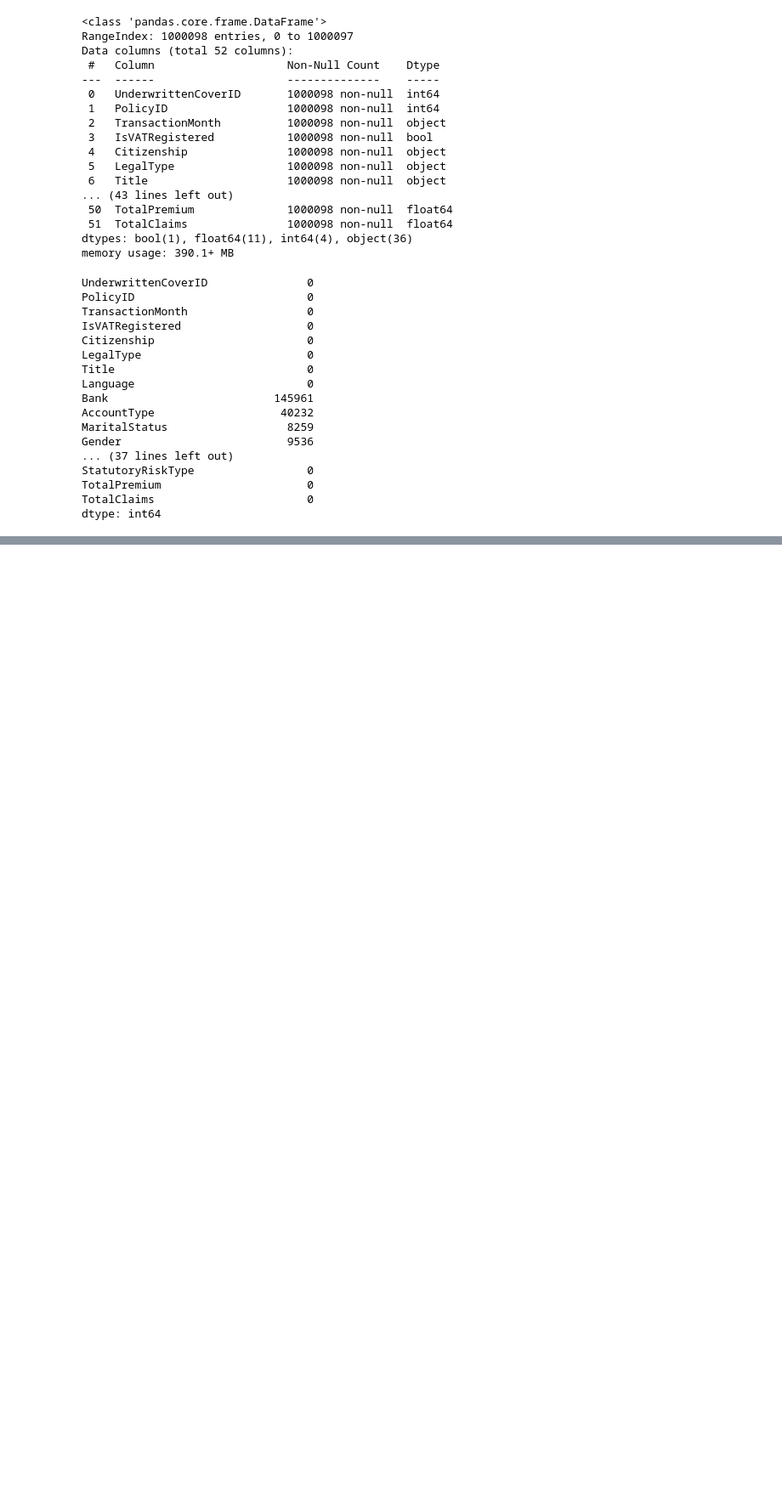
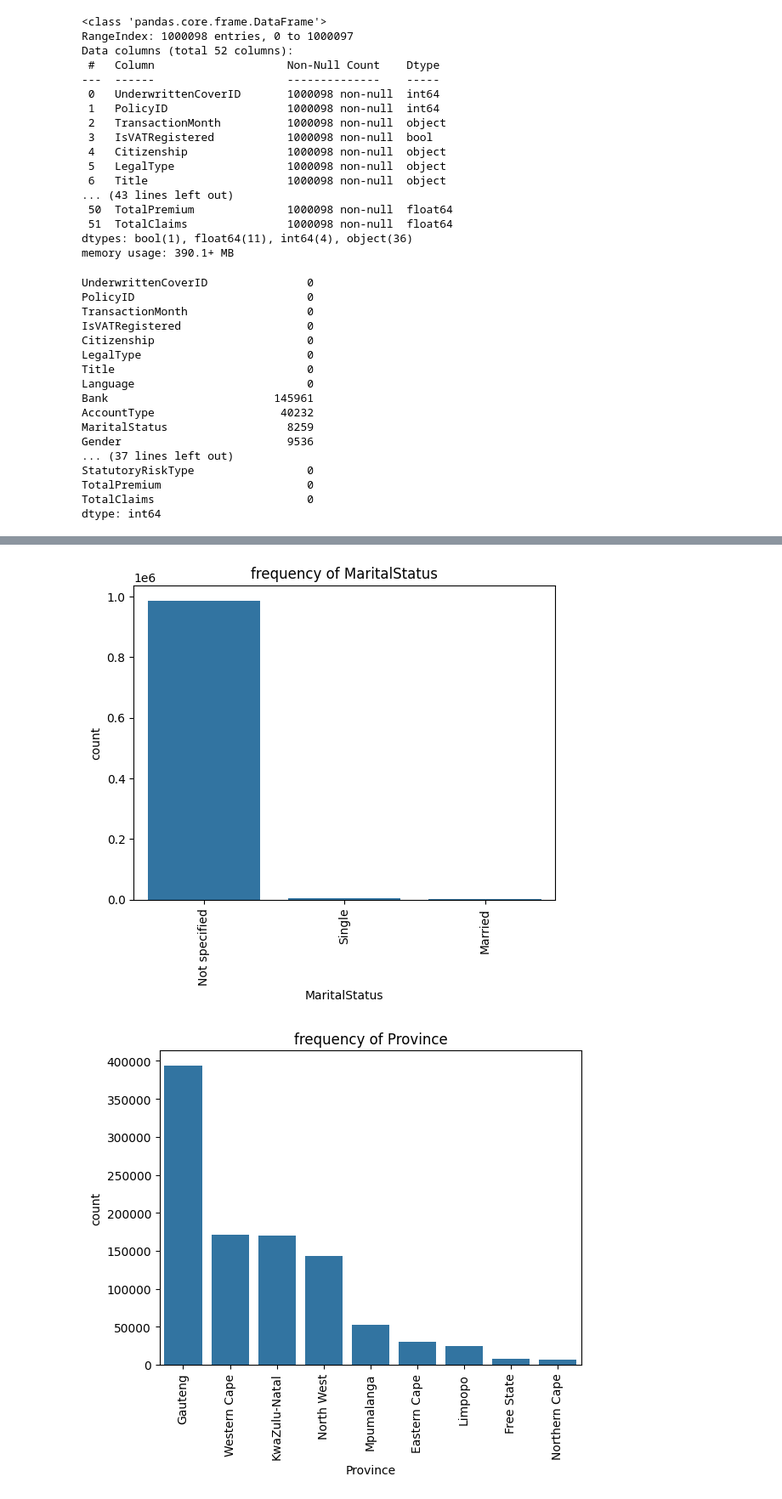
Before and after one commit to EstifanosTeklay/AlphaCareInsurance, a Jupyter notebook: notebooks/AcisEda.ipynb, the cells around one changed output, grey strips where cells are left out. Shown at 85% size. Cells and saved outputs as stored; diff of their text form; code cells hidden in the pictures; blank space fills up the shorter version.

```diff
--- a/notebooks/AcisEda.ipynb
+++ b/notebooks/AcisEda.ipynb
@@ -90,0 +106,11 @@ dtype: int64
+# %%
+# Bar charts for categorical columns
+for col in acis_category:
+    plt.Figure(figsize=(4,2))
+    sns.countplot(data=acis_data,x=col,order=acis_data[col].value_counts().index)
+    plt.title(f"frequency of {col}")
+    plt.xticks(rotation=90) #rotate label if too many categories
+    plt.show()
+# %% [output]
+[figure, added]
+[figure, added]
```
Also changed, not shown: parts of 3 cells of this notebook.
